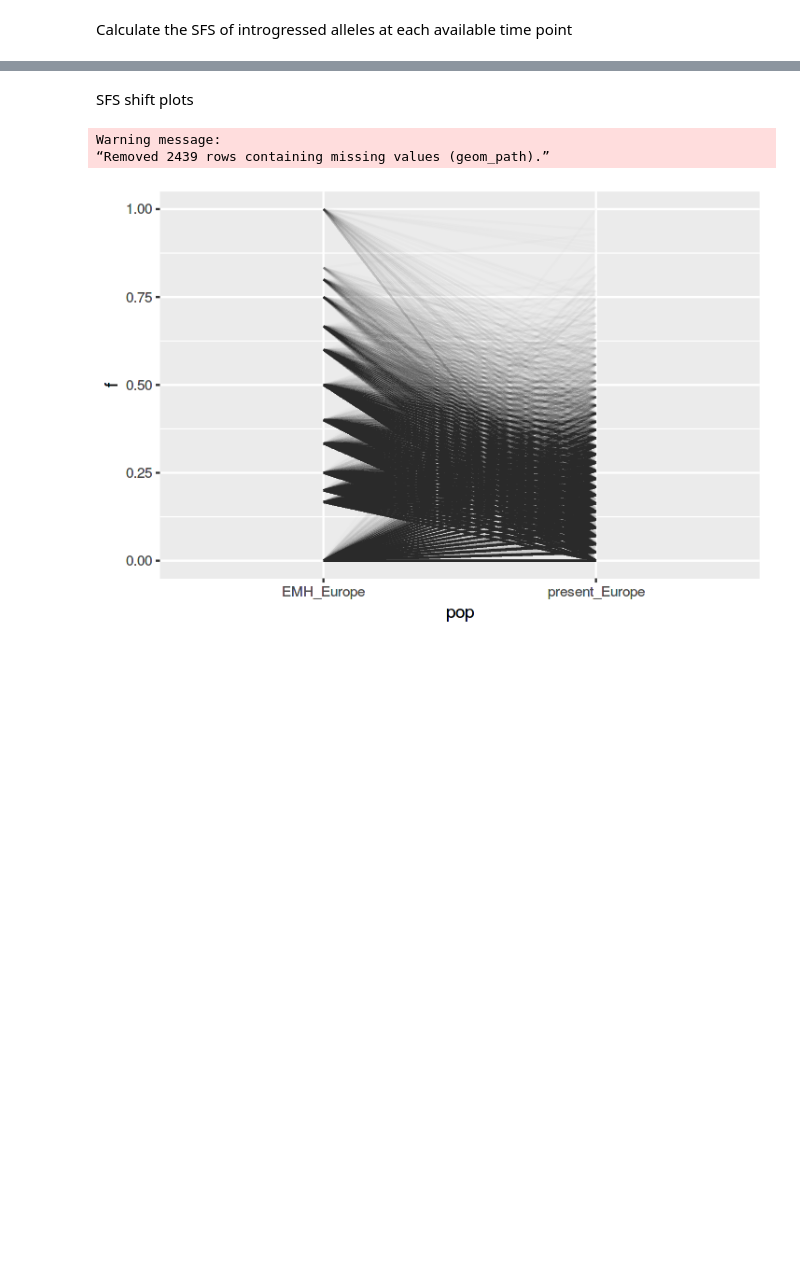
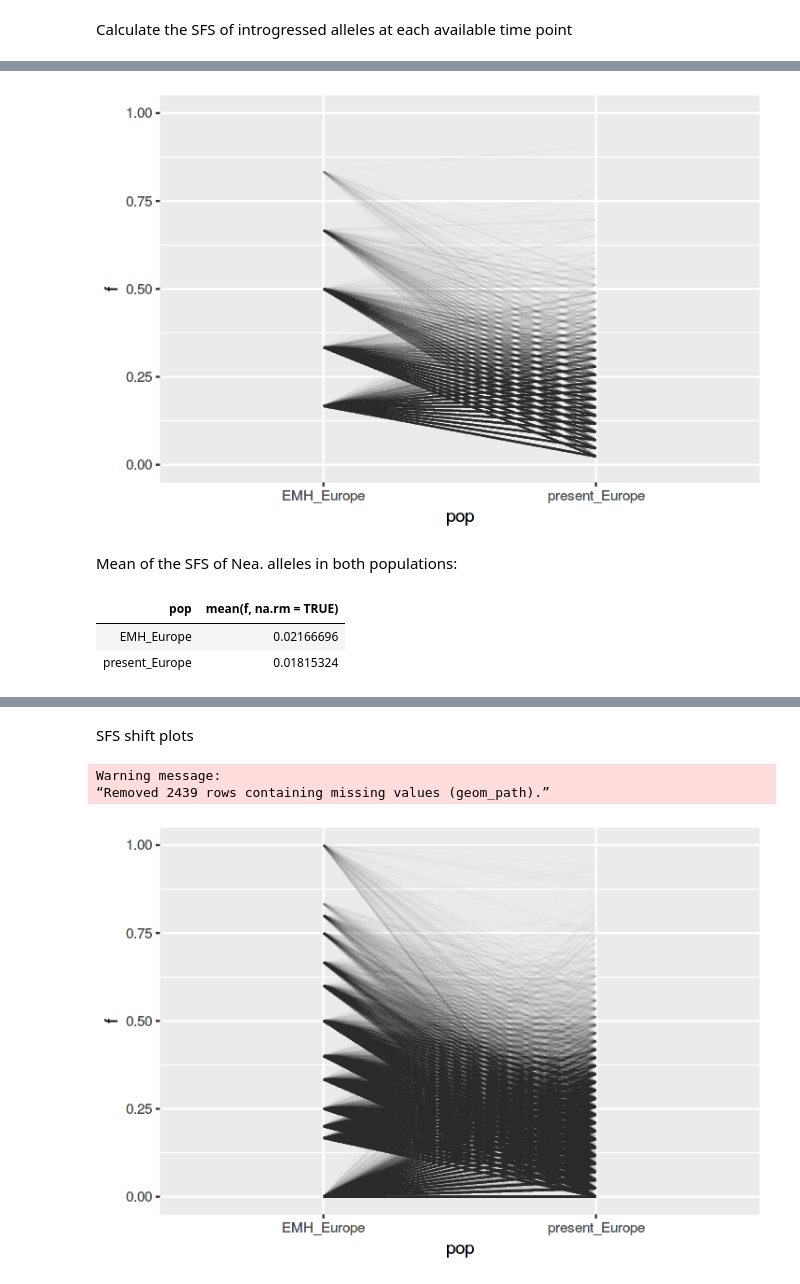
Before and after one commit to bodkan/nea-over-time, a Jupyter notebook: notebooks/frequency_shift_after_10ky.ipynb, the cells around one changed output, grey strips where cells are left out. Drawn from its saved outputs; the diff is of its cells as text; code cells hidden in the pictures; blank space fills up the shorter version.

```diff
--- a/notebooks/frequency_shift_after_10ky.ipynb
+++ b/notebooks/frequency_shift_after_10ky.ipynb
@@ -262,0 +269,13 @@ sfs <- group_by(sites, pop, site_id, AnnoType, priPhCons__100000bp, bStatistic)
+# %%
+filter(sfs, f > 0 & f < 1.0) %>%
+ggplot(aes(pop, f, group=site_id)) + geom_line(alpha=0.01) + ylim(0, 1)
+# %% [output]
+[figure, added]
+# %% [markdown]
+Mean of the SFS of Nea. alleles in both populations:
+# %%
+group_by(sfs, pop) %>% summarise(mean(f, na.rm=TRUE))
+# %% [output]
+| pop | mean(f, na.rm = TRUE) |
+| EMH_Europe | 0.02166696 |
+| present_Europe | 0.01815324 |
```
Also changed, not shown: parts of 18 cells of this notebook.
